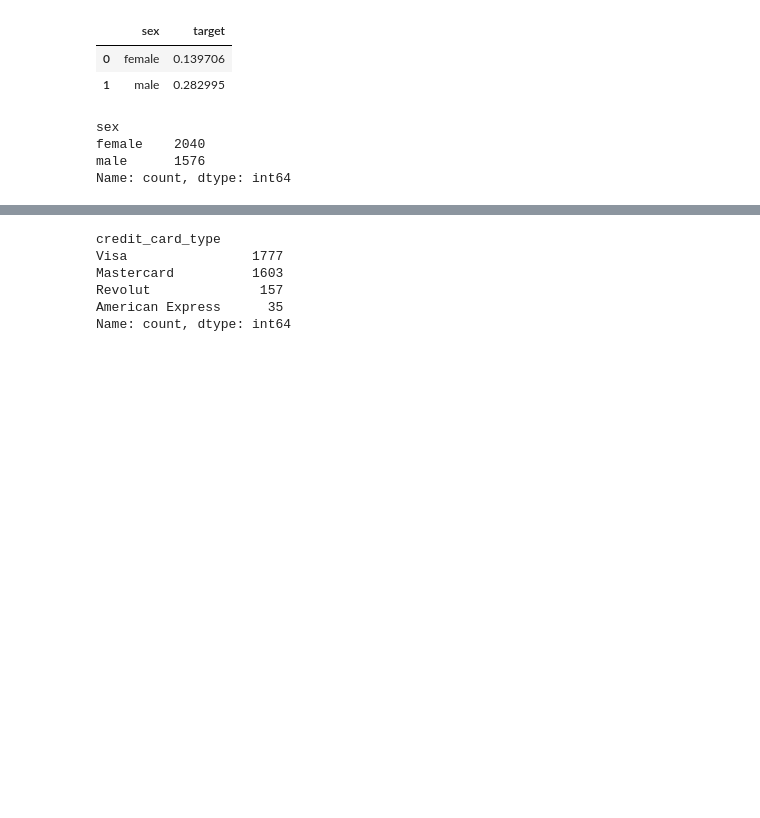
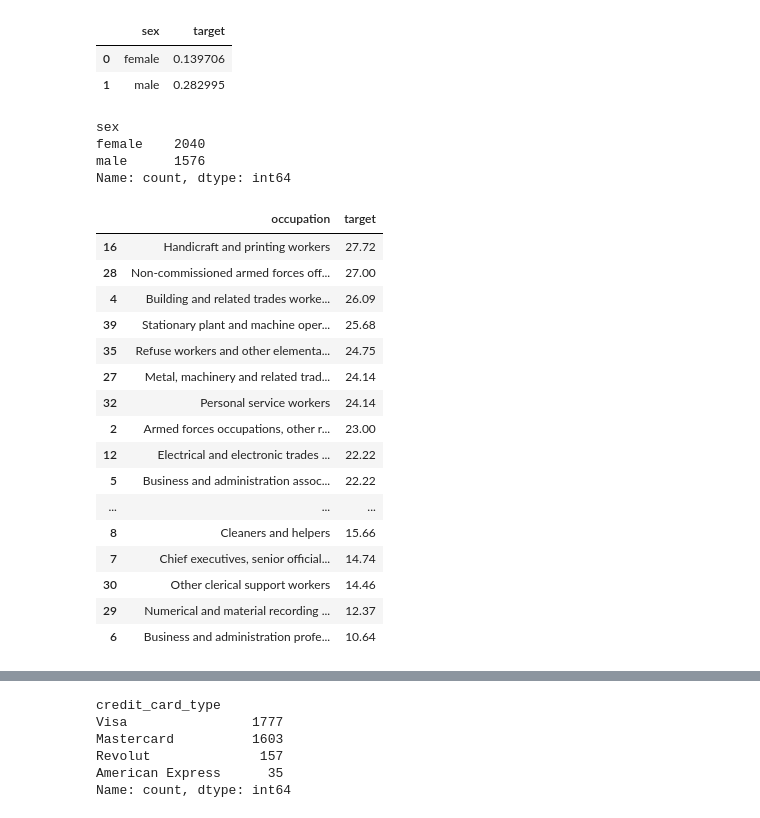
Before and after one commit to Bartoszcz28/Gym_Subscription, a Jupyter notebook: GymSubscription.ipynb, the cells around one changed output, grey strips where cells are left out. Drawn from its saved outputs; the diff is of its cells as text; code cells hidden in the pictures; blank space fills up the shorter version.

```diff
--- a/GymSubscription.ipynb
+++ b/GymSubscription.ipynb
@@ -193,3 +193,26 @@ sex
 female    2040
 male      1576
 Name: count, dtype: int64
+# %%
+# target zamienić na % zaokrąglić
+result_1 = df[['occupation','target']].groupby(['occupation'], as_index=False).mean().sort_values(by='target', ascending=False)
+result_1['target'] = (result_1['target'] * 100).round(2)
+result_1
+# %% [output]
+|  | occupation | target |
+| 16 | Handicraft and printing workers | 27.72 |
+| 28 | Non-commissioned armed forces off... | 27.00 |
+| 4 | Building and related trades worke... | 26.09 |
+| 39 | Stationary plant and machine oper... | 25.68 |
+| 35 | Refuse workers and other elementa... | 24.75 |
+| 27 | Metal, machinery and related trad... | 24.14 |
+| 32 | Personal service workers | 24.14 |
+| 2 | Armed forces occupations, other r... | 23.00 |
+| 12 | Electrical and electronic trades ... | 22.22 |
+| 5 | Business and administration assoc... | 22.22 |
+| ... | ... | ... |
+| 8 | Cleaners and helpers | 15.66 |
+| 7 | Chief executives, senior official... | 14.74 |
+| 30 | Other clerical support workers | 14.46 |
+| 29 | Numerical and material recording ... | 12.37 |
+| 6 | Business and administration profe... | 10.64 |
```
Also changed, not shown: parts of 83 cells of this notebook.
